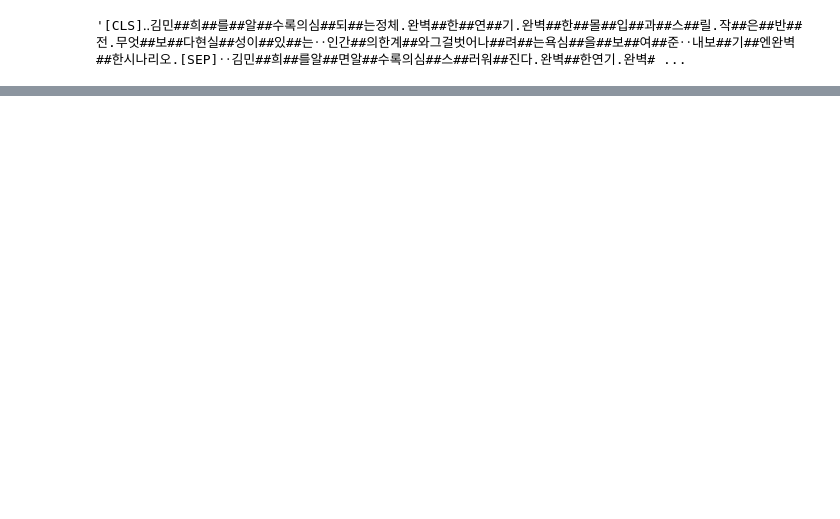
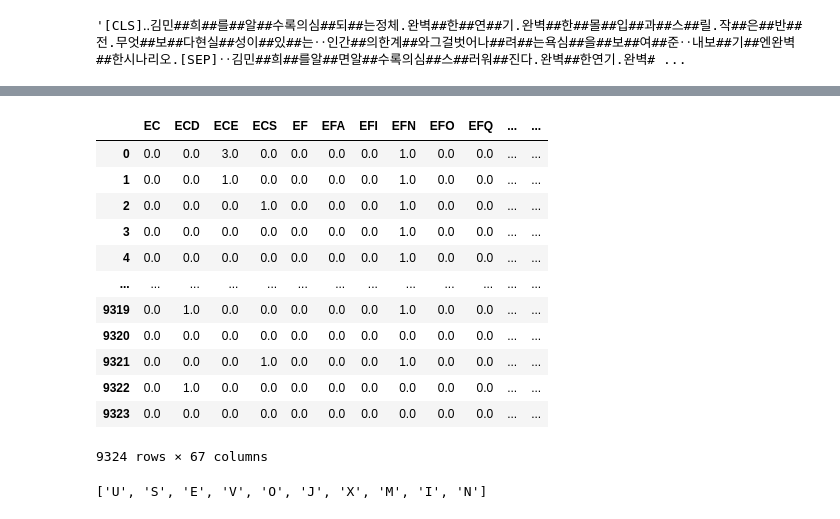
Before and after one commit to boostcampaitech4nlp2/level1_semantictextsimilarity_nlp-level1-nlp-14, a Jupyter notebook: work_indiv/sunghyun/codes/pos_eda.ipynb, the cells around one changed output, grey strips where cells are left out. Drawn from its saved outputs; the diff is of its cells as text; code cells hidden in the pictures; blank space fills up the shorter version.

```diff
--- a/work_indiv/sunghyun/codes/pos_eda.ipynb
+++ b/work_indiv/sunghyun/codes/pos_eda.ipynb
@@ -174,0 +178,3 @@ train_pd[['sentence_1','sentence_2','bert_tokenized']]
+# %%
+kkma = Kkma()
+samp_pd['bert_pos']= samp_pd['bert_tokenized'].apply(lambda x: kkma.pos(x.replace('##',' ')))
@@ -174,0 +231,10 @@ train_pd[['sentence_1','sentence_2','bert_tokenized']]
+# %%
+from numpy import NaN
+samp_pd['pos_sen_1'] = samp_pd['sentence_1'].apply(lambda x: kkma.pos(x))
+dl = []
+for i in range(len(samp_pd)):
+    try:
+        dl.append(kkma.pos(samp_pd['sentence_2'][i]))
+    except:
+        dl.append([NaN])
+samp_pd['pos_sen_2'] = dl
@@ -174,0 +298,14 @@ train_pd[['sentence_1','sentence_2','bert_tokenized']]
+# %%
+dl1 = []
+dl2 = []
+for i in range(len(samp_pd)):
+    try:
+        dl1.append(Counter(b for a,b in samp_pd['pos_sen_1'][i]))
+    except:
+        dl1.append([NaN])
+    try:
+        dl2.append(Counter(b for a,b in samp_pd['pos_sen_2'][i]))
+    except:
+        dl2.append([NaN])
+samp_pd['pos_count_1']=dl1
+samp_pd['pos_count_2']=dl2
@@ -174,0 +377,2 @@ train_pd[['sentence_1','sentence_2','bert_tokenized']]
+# %%
+cols= list(kkma.__dict__['tagset'].keys())
@@ -174,0 +426,21 @@ train_pd[['sentence_1','sentence_2','bert_tokenized']]
+# %%
+pd.DataFrame.from_records(samp_pd['pos_count_1'], columns=cols).fillna(0)
+# %% [output]
+|  | EC | ECD | ECE | ECS | EF | EFA | EFI | EFN | EFO | EFQ | ... | ... |
+| 0 | 0.0 | 0.0 | 3.0 | 0.0 | 0.0 | 0.0 | 0.0 | 1.0 | 0.0 | 0.0 | ... | ... |
+| 1 | 0.0 | 0.0 | 1.0 | 0.0 | 0.0 | 0.0 | 0.0 | 1.0 | 0.0 | 0.0 | ... | ... |
+| 2 | 0.0 | 0.0 | 0.0 | 1.0 | 0.0 | 0.0 | 0.0 | 1.0 | 0.0 | 0.0 | ... | ... |
+| 3 | 0.0 | 0.0 | 0.0 | 0.0 | 0.0 | 0.0 | 0.0 | 1.0 | 0.0 | 0.0 | ... | ... |
+| 4 | 0.0 | 0.0 | 0.0 | 0.0 | 0.0 | 0.0 | 0.0 | 1.0 | 0.0 | 0.0 | ... | ... |
+| ... | ... | ... | ... | ... | ... | ... | ... | ... | ... | ... | ... | ... |
+| 9319 | 0.0 | 1.0 | 0.0 | 0.0 | 0.0 | 0.0 | 0.0 | 1.0 | 0.0 | 0.0 | ... | ... |
+| 9320 | 0.0 | 0.0 | 0.0 | 0.0 | 0.0 | 0.0 | 0.0 | 0.0 | 0.0 | 0.0 | ... | ... |
+| 9321 | 0.0 | 0.0 | 0.0 | 1.0 | 0.0 | 0.0 | 0.0 | 1.0 | 0.0 | 0.0 | ... | ... |
+| 9322 | 0.0 | 1.0 | 0.0 | 0.0 | 0.0 | 0.0 | 0.0 | 0.0 | 0.0 | 0.0 | ... | ... |
+| 9323 | 0.0 | 0.0 | 0.0 | 0.0 | 0.0 | 0.0 | 0.0 | 0.0 | 0.0 | 0.0 | ... | ... |
+9324 rows × 67 columns
+# %%
+cols1 = list(set(map(lambda x : x[0] , kkma.__dict__['tagset'].keys())))
+cols1
+# %% [output]
+['U', 'S', 'E', 'V', 'O', 'J', 'X', 'M', 'I', 'N']
```
Also changed, not shown: parts of 31 cells of this notebook, 10 other files.
